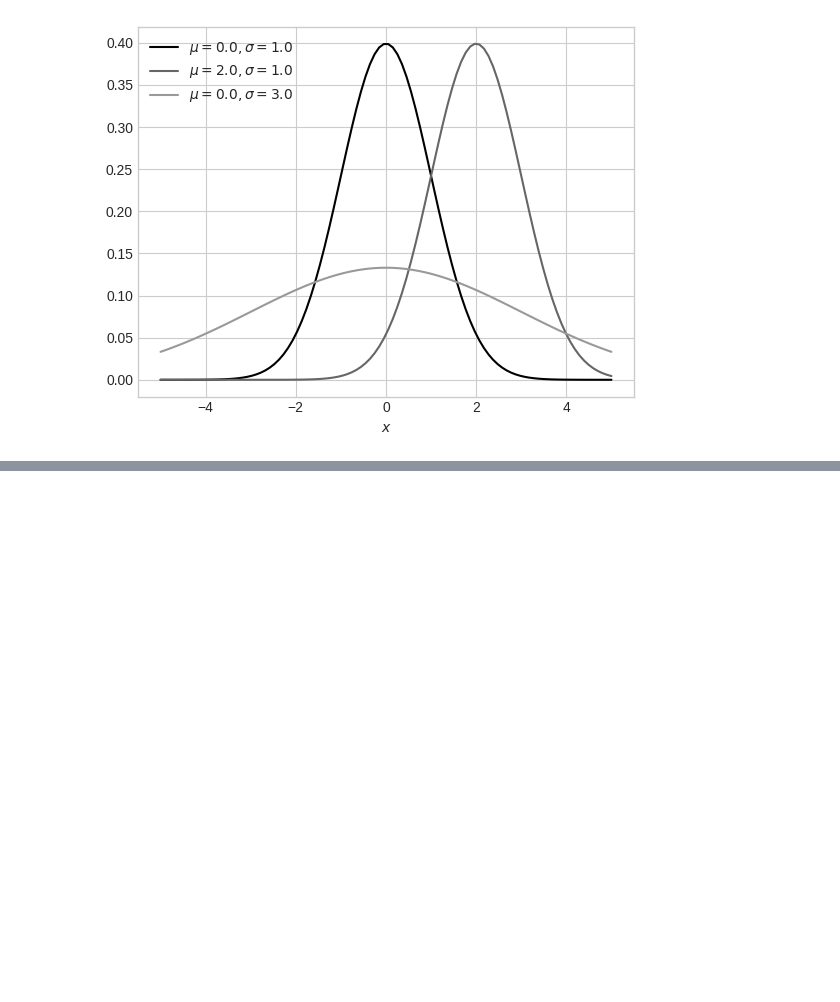
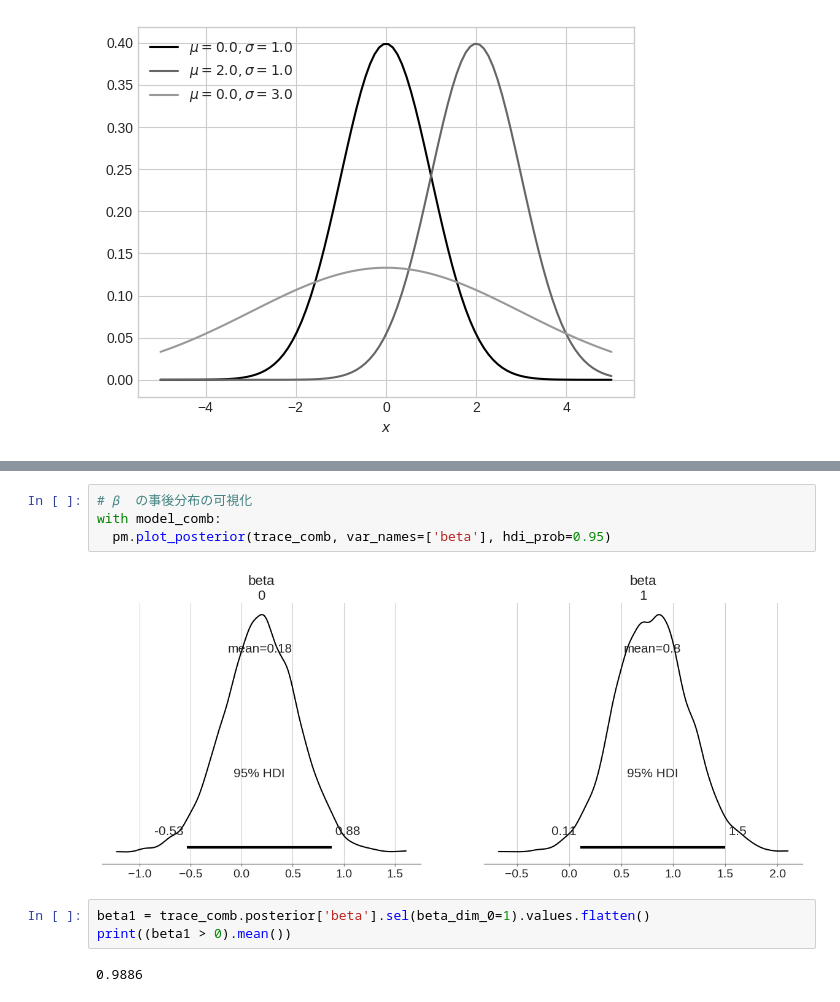
Before and after one commit to yuji-sgs/web-optimization, a Jupyter notebook: chapter3.ipynb, the cells around one changed output, grey strips where cells are left out. Cells and saved outputs as stored; diff of their text form; blank space fills up the shorter version.

```diff
--- a/chapter3.ipynb
+++ b/chapter3.ipynb
@@ -86,0 +109,11 @@ plt.show()
+# %%
+# 𝛽  の事後分布の可視化
+with model_comb:
+  pm.plot_posterior(trace_comb, var_names=['beta'], hdi_prob=0.95)
+# %% [output]
+[figure, added]
+# %%
+beta1 = trace_comb.posterior['beta'].sel(beta_dim_0=1).values.flatten()
+print((beta1 > 0).mean())
+# %% [output]
+0.9886
```
Also changed, not shown: parts of 10 cells of this notebook.
